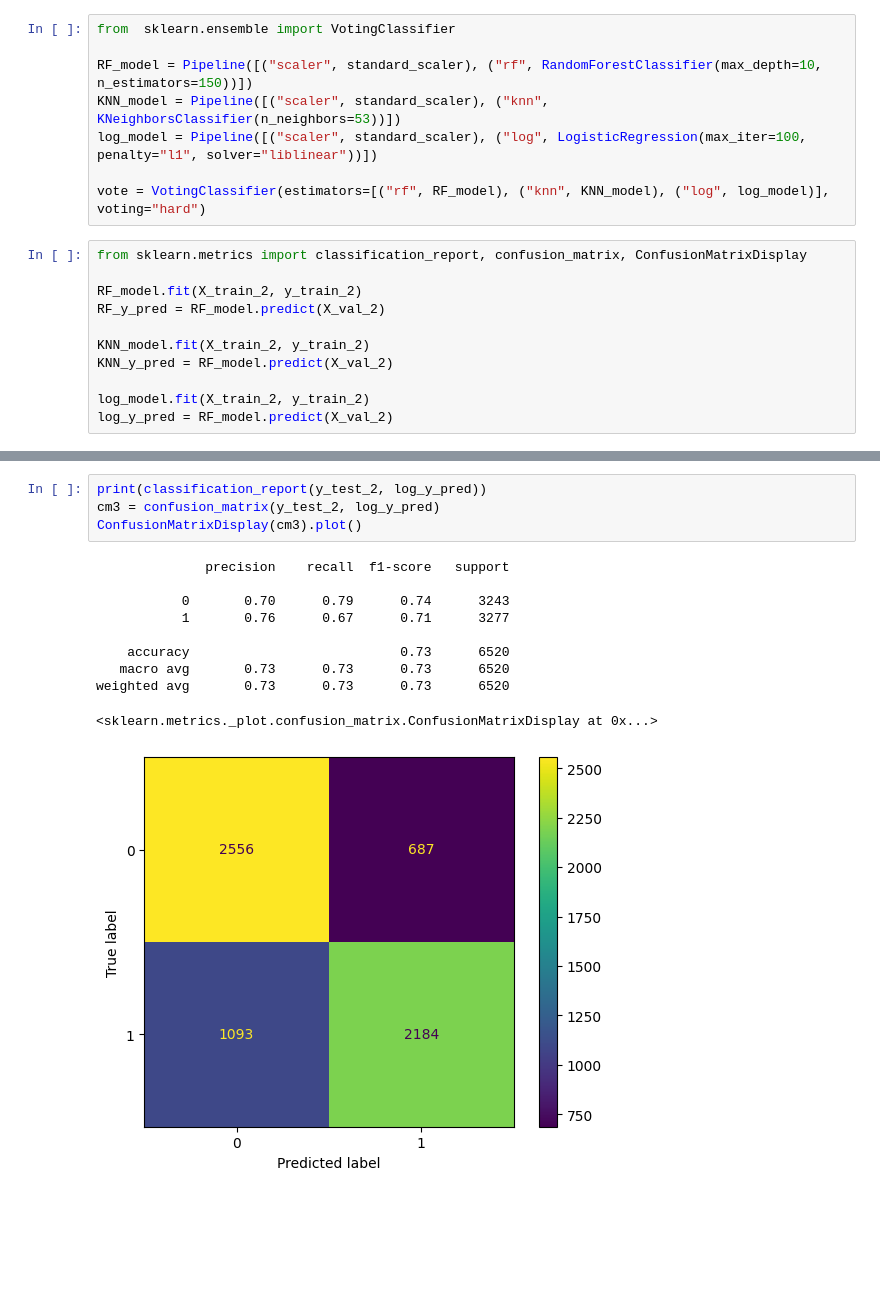
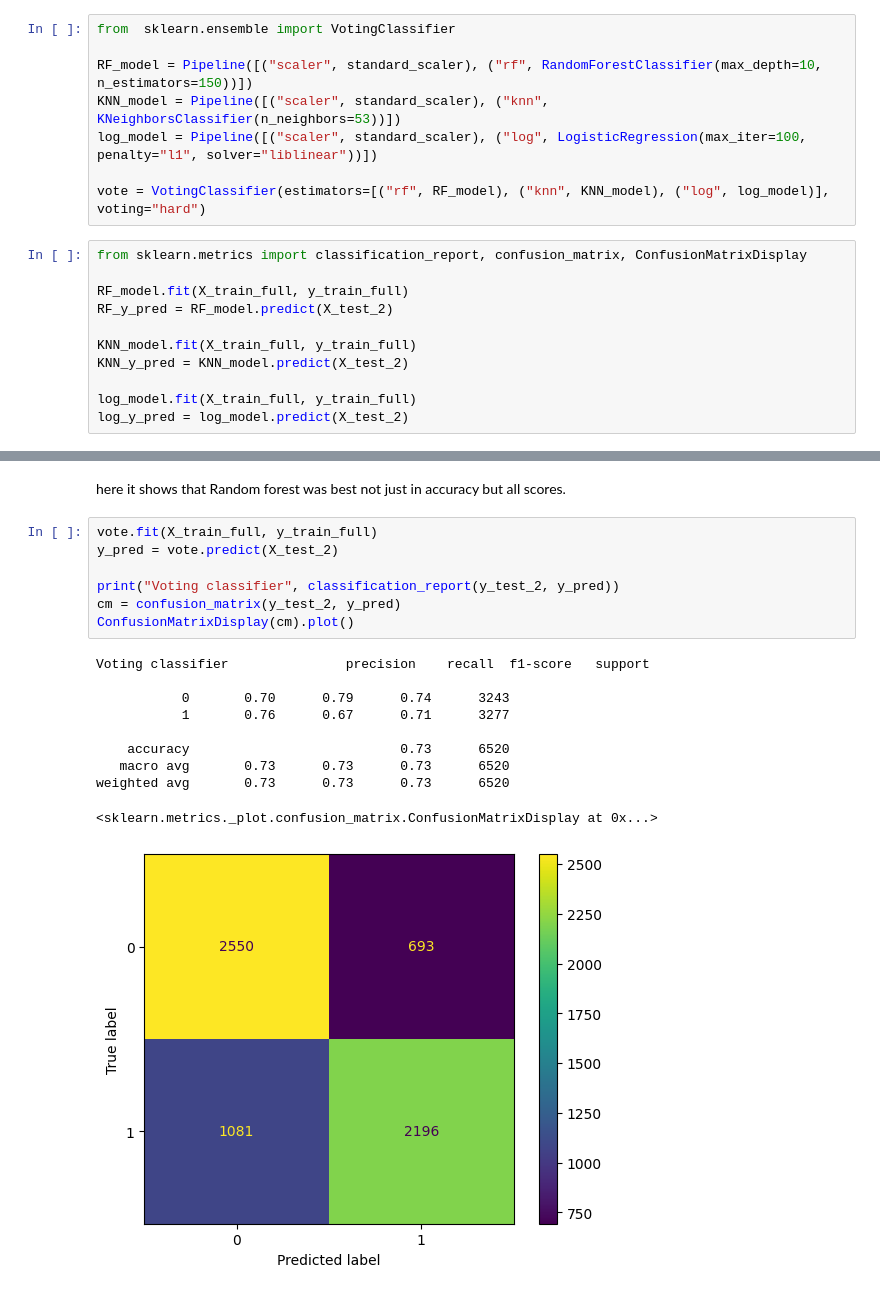
Before and after one commit to Razjoh/Machine-learning-Rasmus-Johansson, a Jupyter notebook: Labb/EDA_disease.ipynb, the cells around one changed output, grey strips where cells are left out. Drawn from its saved outputs; the diff is of its cells as text; blank space fills up the shorter version.

Commit message:
fixed issues with confusion matrix

```diff
--- a/Labb/EDA_disease.ipynb
+++ b/Labb/EDA_disease.ipynb
@@ -868,14 +872,14 @@ vote = VotingClassifier(estimators=[("rf", RF_model), ("knn", KNN_model), ("log"
 # %%
 from sklearn.metrics import classification_report, confusion_matrix, ConfusionMatrixDisplay
 
-RF_model.fit(X_train_2, y_train_2)
-RF_y_pred = RF_model.predict(X_val_2)
+RF_model.fit(X_train_full, y_train_full)
+RF_y_pred = RF_model.predict(X_test_2)
 
-KNN_model.fit(X_train_2, y_train_2)
-KNN_y_pred = RF_model.predict(X_val_2)
+KNN_model.fit(X_train_full, y_train_full)
+KNN_y_pred = KNN_model.predict(X_test_2)
 
-log_model.fit(X_train_2, y_train_2)
-log_y_pred = RF_model.predict(X_val_2)
+log_model.fit(X_train_full, y_train_full)
+log_y_pred = log_model.predict(X_test_2)
 # %%
 fig, axes = plt.subplots(1,3, figsize=(16,6))
 
@@ -920,15 +924,20 @@ Text(0.5, 1.0, 'Logistic regression')
-# %%
-print(classification_report(y_test_2, log_y_pred))
-cm3 = confusion_matrix(y_test_2, log_y_pred)
-ConfusionMatrixDisplay(cm3).plot()
-# %% [output]
-              precision    recall  f1-score   support
-
-           0       0.70      0.79      0.74      3243
-           1       0.76      0.67      0.71      3277
-
-    accuracy                           0.73      6520
-   macro avg       0.73      0.73      0.73      6520
-weighted avg       0.73      0.73      0.73      6520
-<sklearn.metrics._plot.confusion_matrix.ConfusionMatrixDisplay at 0x...>
-[figure, removed]
+# %% [markdown]
+here it shows that Random forest was best not just in accuracy but all scores.
+# %%
+vote.fit(X_train_full, y_train_full)
+y_pred = vote.predict(X_test_2)
+
+print("Voting classifier", classification_report(y_test_2, y_pred))
+cm = confusion_matrix(y_test_2, y_pred)
+ConfusionMatrixDisplay(cm).plot()
+# %% [output]
+Voting classifier               precision    recall  f1-score   support
+
+           0       0.70      0.79      0.74      3243
+           1       0.76      0.67      0.71      3277
+
+    accuracy                           0.73      6520
+   macro avg       0.73      0.73      0.73      6520
+weighted avg       0.73      0.73      0.73      6520
+<sklearn.metrics._plot.confusion_matrix.ConfusionMatrixDisplay at 0x...>
+[figure, added]
```
Also changed, not shown: parts of 2 cells of this notebook.
